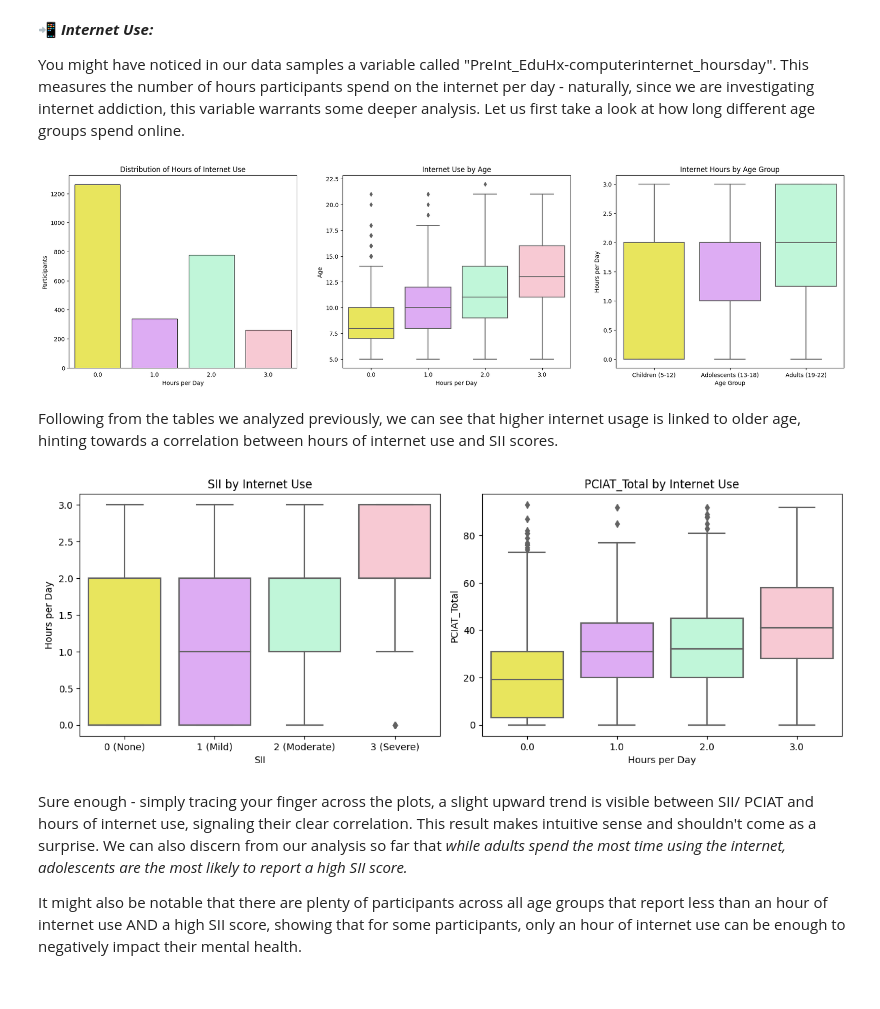
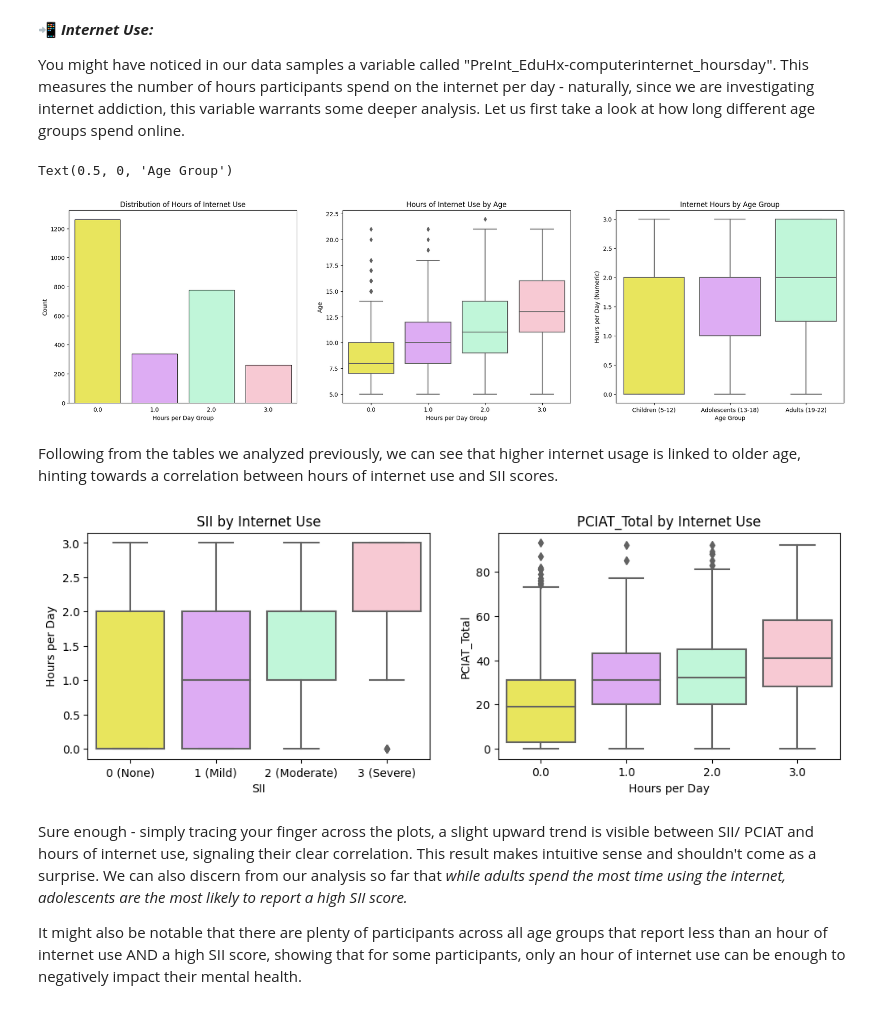
Before and after one commit to tomragus/CMI-PIU-Model, a Jupyter notebook: cmi-piu-notebook-draft.ipynb, the cells around one changed output. Drawn from its saved outputs; the diff is of its cells as text; code cells hidden in the pictures.

```diff
--- a/cmi-piu-notebook-draft.ipynb
+++ b/cmi-piu-notebook-draft.ipynb
@@ -379,15 +379,15 @@ fig, axes = plt.subplots(1, 3, figsize=(24, 6))
 # create bar chart: distribution of Hours of Internet Use
 ax1 = sns.countplot(x='PreInt_EduHx-computerinternet_hoursday', data=train, palette=custom_palette[:4], ax=axes[0], edgecolor='black', linewidth=0.8)
 axes[0].set_title('Distribution of Hours of Internet Use')
-axes[0].set_xlabel('Hours per Day')
-axes[0].set_ylabel('Participants')
+axes[0].set_xlabel('Hours per Day Group')
+axes[0].set_ylabel('Count')
 axes[0].tick_params(axis='x', which='both', bottom=False, labelbottom=True)
 
 # create boxplot: Hours of Internet Use vs Age
 sns.boxplot(y=train['Basic_Demos-Age'], x=train['PreInt_EduHx-computerinternet_hoursday'], palette=custom_palette[:4], ax=axes[1])
-axes[1].set_title('Internet Use by Age')
+axes[1].set_title('Hours of Internet Use by Age')
 axes[1].set_ylabel('Age')
-axes[1].set_xlabel('Hours per Day')
+axes[1].set_xlabel('Hours per Day Group')
 
 # create boxplot: Hours of Internet Use vs Age Group
 sns.boxplot(y='PreInt_EduHx-computerinternet_hoursday', x='Age Group', data=train, palette=custom_palette[:3], ax=axes[2])
@@ -395,29 +395,29 @@ axes[2].set_title('Internet Hours by Age Group')
 axes[2].set_ylabel('Hours per Day')
 axes[2].set_xlabel('Age Group');
 # %% [output]
+Text(0.5, 0, 'Age Group')
-[figure, old version]
+[figure, new version]
 # %% [markdown]
 Following from the tables we analyzed previously, we can see that higher internet usage is linked to older age, hinting towards a correlation between hours of internet use and SII scores.
 # %%
 fig = plt.figure(figsize=(12, 10))
 gs = fig.add_gridspec(2, 2, height_ratios=[1, 1.5])
 
 # create boxplot: SII vs Hours of Internet Use
 ax1 = fig.add_subplot(gs[0, 0])
 sns.boxplot(x='sii', y='PreInt_EduHx-computerinternet_hoursday', data=train, ax=ax1, palette=custom_palette[:4])
 ax1.set_title('SII by Internet Use')
 ax1.set_ylabel('Hours per Day')
 ax1.set_xlabel('SII')
 
 # create boxplot: PCIAT_Total vs Hours of Internet Use
 ax2 = fig.add_subplot(gs[0, 1])
 sns.boxplot(x='PreInt_EduHx-computerinternet_hoursday', y='complete_resp_total', data=train, palette=custom_palette[:4], ax=ax2)
 ax2.set_title('PCIAT_Total by Internet Use')
 ax2.set_ylabel('PCIAT_Total')
-ax2.set_xlabel('Hours per Day')
-fig.tight_layout();
+ax2.set_xlabel('Hours per Day');
 # %% [output]
-[figure, old version]
+[figure, new version]
 # %% [markdown]
 Sure enough - simply tracing your finger across the plots, a slight upward trend is visible between SII/ PCIAT and hours of internet use, signaling their clear correlation. This result makes intuitive sense and shouldn't come as a surprise. We can also discern from our analysis so far that *while adults spend the most time using the internet, adolescents are the most likely to report a high SII score.*
 
```
